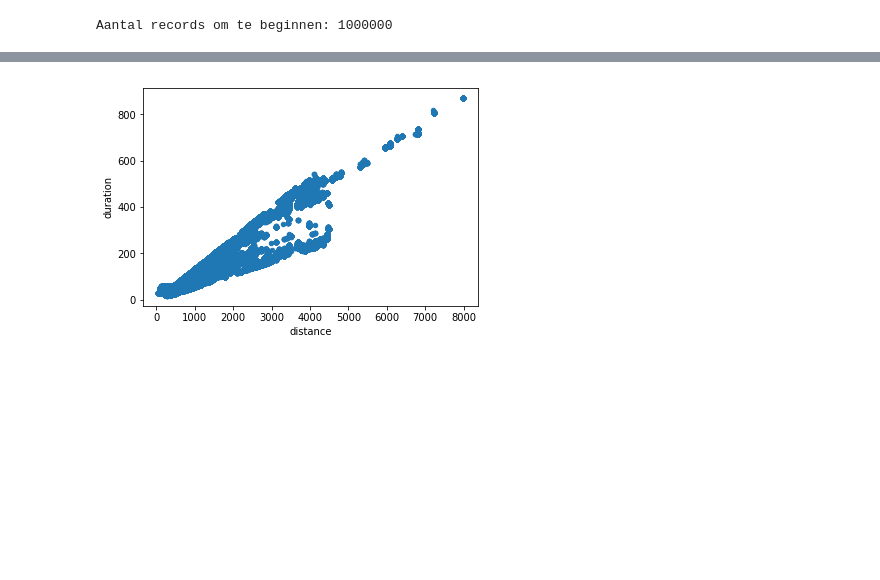
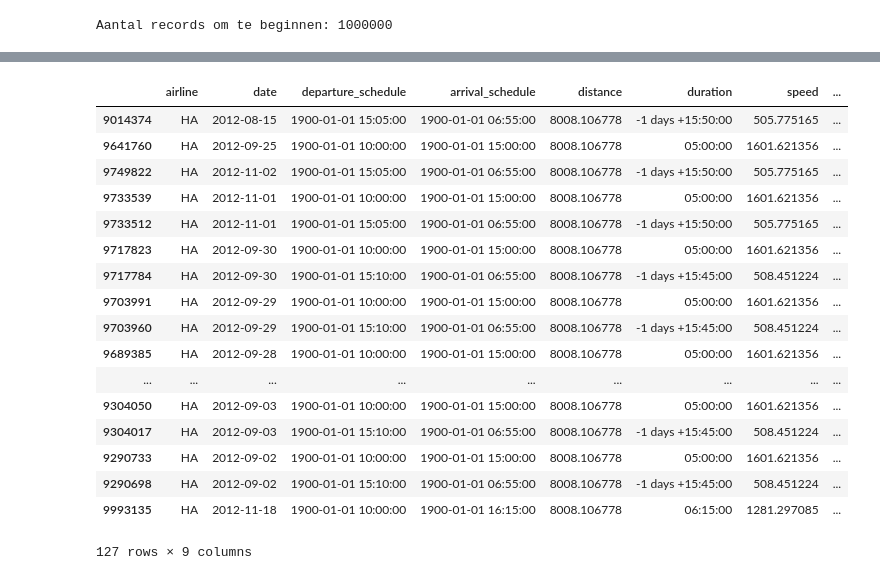
Before and after one commit to DepickereSven/Datatonic-challenge, a Jupyter notebook: Scripts/Machine Learning.ipynb, the cells around one changed output, grey strips where cells are left out. Saved outputs shown, nothing was run; the diff lists cells and outputs as text; code cells hidden in the pictures; blank space fills up the shorter version.

```diff
--- a/Scripts/Machine Learning.ipynb
+++ b/Scripts/Machine Learning.ipynb
@@ -100,4 +117,23 @@ filtered_data.sort_values(by='speed', ascending=False)
-# %%
-filtered_data.plot.scatter(x='distance', y='duration');
-# %% [output]
-[figure, removed]
+# %%
+test_data = data[data["distance"] > 7000]
+test_data = test_data[test_data["airline"] == "HA"]
+test_data.sort_values(by='distance', ascending=False)
+# %% [output]
+|  | airline | date | departure_schedule | arrival_schedule | distance | duration | speed | ... |
+| 9014374 | HA | 2012-08-15 | 1900-01-01 15:05:00 | 1900-01-01 06:55:00 | 8008.106778 | -1 days +15:50:00 | 505.775165 | ... |
+| 9641760 | HA | 2012-09-25 | 1900-01-01 10:00:00 | 1900-01-01 15:00:00 | 8008.106778 | 05:00:00 | 1601.621356 | ... |
+| 9749822 | HA | 2012-11-02 | 1900-01-01 15:05:00 | 1900-01-01 06:55:00 | 8008.106778 | -1 days +15:50:00 | 505.775165 | ... |
+| 9733539 | HA | 2012-11-01 | 1900-01-01 10:00:00 | 1900-01-01 15:00:00 | 8008.106778 | 05:00:00 | 1601.621356 | ... |
+| 9733512 | HA | 2012-11-01 | 1900-01-01 15:05:00 | 1900-01-01 06:55:00 | 8008.106778 | -1 days +15:50:00 | 505.775165 | ... |
+| 9717823 | HA | 2012-09-30 | 1900-01-01 10:00:00 | 1900-01-01 15:00:00 | 8008.106778 | 05:00:00 | 1601.621356 | ... |
+| 9717784 | HA | 2012-09-30 | 1900-01-01 15:10:00 | 1900-01-01 06:55:00 | 8008.106778 | -1 days +15:45:00 | 508.451224 | ... |
+| 9703991 | HA | 2012-09-29 | 1900-01-01 10:00:00 | 1900-01-01 15:00:00 | 8008.106778 | 05:00:00 | 1601.621356 | ... |
+| 9703960 | HA | 2012-09-29 | 1900-01-01 15:10:00 | 1900-01-01 06:55:00 | 8008.106778 | -1 days +15:45:00 | 508.451224 | ... |
+| 9689385 | HA | 2012-09-28 | 1900-01-01 10:00:00 | 1900-01-01 15:00:00 | 8008.106778 | 05:00:00 | 1601.621356 | ... |
+| ... | ... | ... | ... | ... | ... | ... | ... | ... |
+| 9304050 | HA | 2012-09-03 | 1900-01-01 10:00:00 | 1900-01-01 15:00:00 | 8008.106778 | 05:00:00 | 1601.621356 | ... |
+| 9304017 | HA | 2012-09-03 | 1900-01-01 15:10:00 | 1900-01-01 06:55:00 | 8008.106778 | -1 days +15:45:00 | 508.451224 | ... |
+| 9290733 | HA | 2012-09-02 | 1900-01-01 10:00:00 | 1900-01-01 15:00:00 | 8008.106778 | 05:00:00 | 1601.621356 | ... |
+| 9290698 | HA | 2012-09-02 | 1900-01-01 15:10:00 | 1900-01-01 06:55:00 | 8008.106778 | -1 days +15:45:00 | 508.451224 | ... |
+| 9993135 | HA | 2012-11-18 | 1900-01-01 10:00:00 | 1900-01-01 16:15:00 | 8008.106778 | 06:15:00 | 1281.297085 | ... |
+127 rows × 9 columns
```
Also changed, not shown: parts of 15 cells of this notebook.
